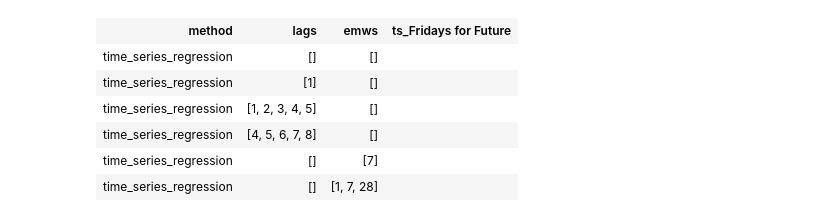
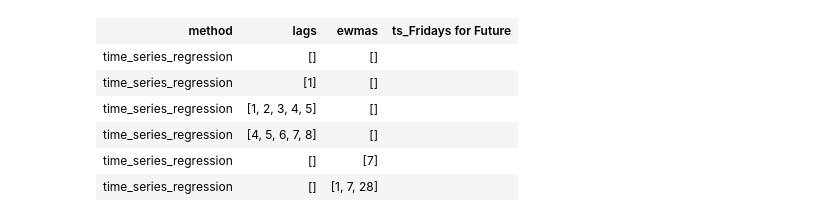
Before and after one commit to SocialChangeLab/media-impact-monitor, a Jupyter notebook: notebooks/2024-08-01-david-robustness.ipynb, the cells around one changed output. Saved outputs shown, nothing was run; the diff lists cells and outputs as text; code cells hidden in the pictures.

Commit message:
refactor: proper name for ewma

```diff
--- a/notebooks/2024-08-01-david-robustness.ipynb
+++ b/notebooks/2024-08-01-david-robustness.ipynb
@@ -31,36 +31,36 @@ for method in ["time_series_regression"]:
                 end_date=end_date,
             )
         )
 
         match method:
             case "time_series_regression":
-                for lags, emws in [
+                for lags, ewmas in [
                     ([], []),
                     ([1], []),
                     ([1, 2, 3, 4, 5], []),
                     ([4, 5, 6, 7, 8], []),
                     ([], [7]),
                     ([], [1, 7, 28]),
                 ]:
                     ts, limitations = time_series_regression(
                         events=events,
                         article_counts=trend,
                         aggregation="daily",
                         lags=lags,
                     )
                     row = dict(
                         method=method,
                         lags=lags,
-                        emws=emws,
+                        ewmas=ewmas,
                     )
                     row[f"ts_{organizer}"] = " ".join(ts["mean"].values.astype(str))
                     rows.append(row)
 df = pd.DataFrame(rows)
 GT(df).fmt_nanoplot(
     columns=[f"ts_{organizer}" for organizer in organizers][0],
 )  # restriction in great_tables, only supports one nanoplot column
 # %% [output]
-| method | lags | emws | ts_Fridays for Future |
+| method | lags | ewmas | ts_Fridays for Future |
 | time_series_regression | [] | [] |  |
 | time_series_regression | [1] | [] |  |
 | time_series_regression | [1, 2, 3, 4, 5] | [] |  |
```
Also changed, not shown: 1 other file.
